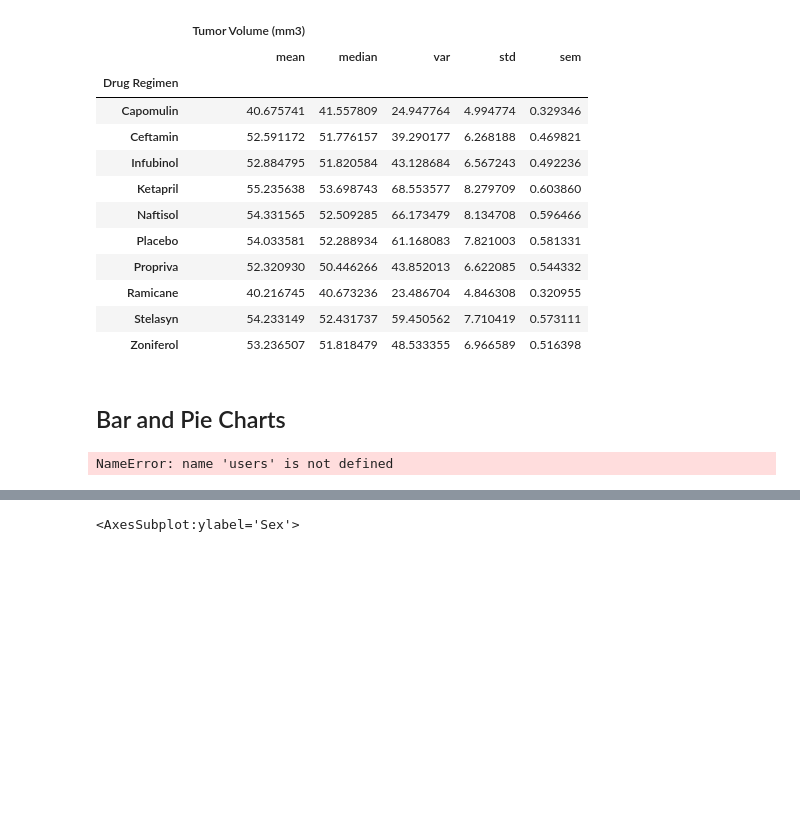
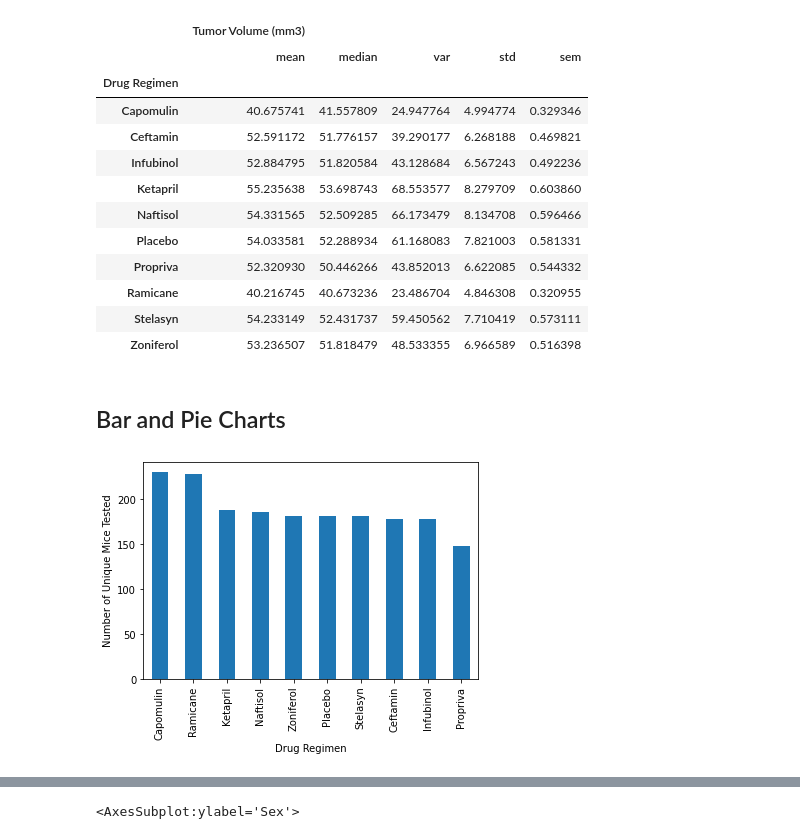
Before and after one commit to Lanpham0110/MathplotLib_challenge, a Jupyter notebook: Pymaceuticals/pymaceuticals_starter.ipynb, the cells around one changed output, grey strips where cells are left out. Cells and saved outputs as stored; diff of their text form; code cells hidden in the pictures; blank space fills up the shorter version.

Commit message:
update bar chart code

```diff
--- a/Pymaceuticals/pymaceuticals_starter.ipynb
+++ b/Pymaceuticals/pymaceuticals_starter.ipynb
@@ -139,17 +139,17 @@ summary_df
 ## Bar and Pie Charts
 # %%
 # Generate a bar plot showing the total number of unique mice tested on each drug regimen using pandas.
+regimen = clean_df['Drug Regimen'].unique()
+y_axis = clean_df.groupby(["Drug Regimen"]).count()['Tumor Volume (mm3)']
+x_axis = np.arange(len(regimen))
 
-y_axis = clean_df.groupby(["Drug Regimen"]).count()['Tumor Volume (mm3)']
-x_axis = np.arange(len(users))
-regimen = clean_df['Drug Regimen'].unique()
 Data = pd.DataFrame({
                     "Tumor Volume (mm3)":(y_axis)
                      })
 M = Data.sort_values("Tumor Volume (mm3)", ascending=False)
 pandas_plot = M.plot.bar(x=None, y=None, ylabel="Number of Unique Mice Tested", legend=None)
 # %% [output]
-NameError: name 'users' is not defined
+[figure, added]
 # %%
 # Generate a bar plot showing the total number of unique mice tested on each drug regimen using pyplot.
 y_axis = clean_df.groupby(["Drug Regimen"]).count()['Tumor Volume (mm3)']
```
Also changed, not shown: parts of 1 cell of this notebook.
